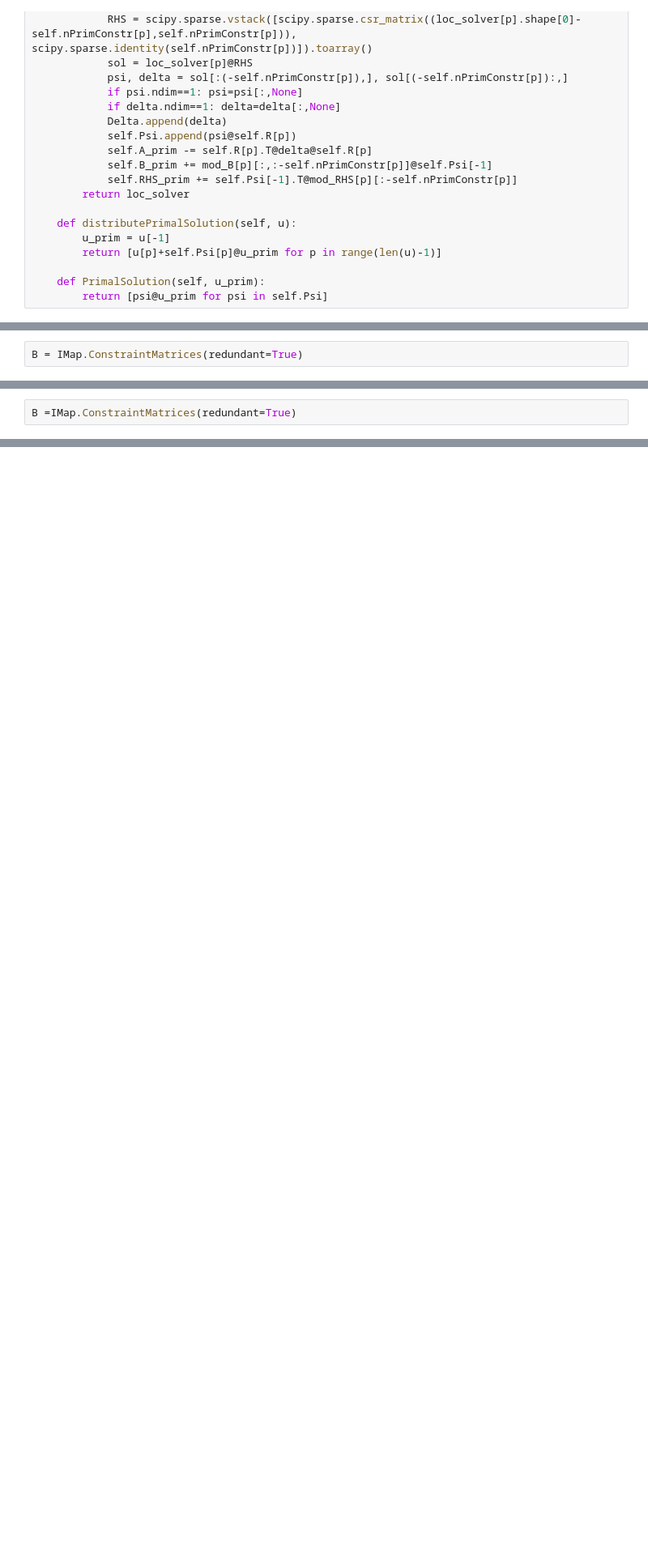
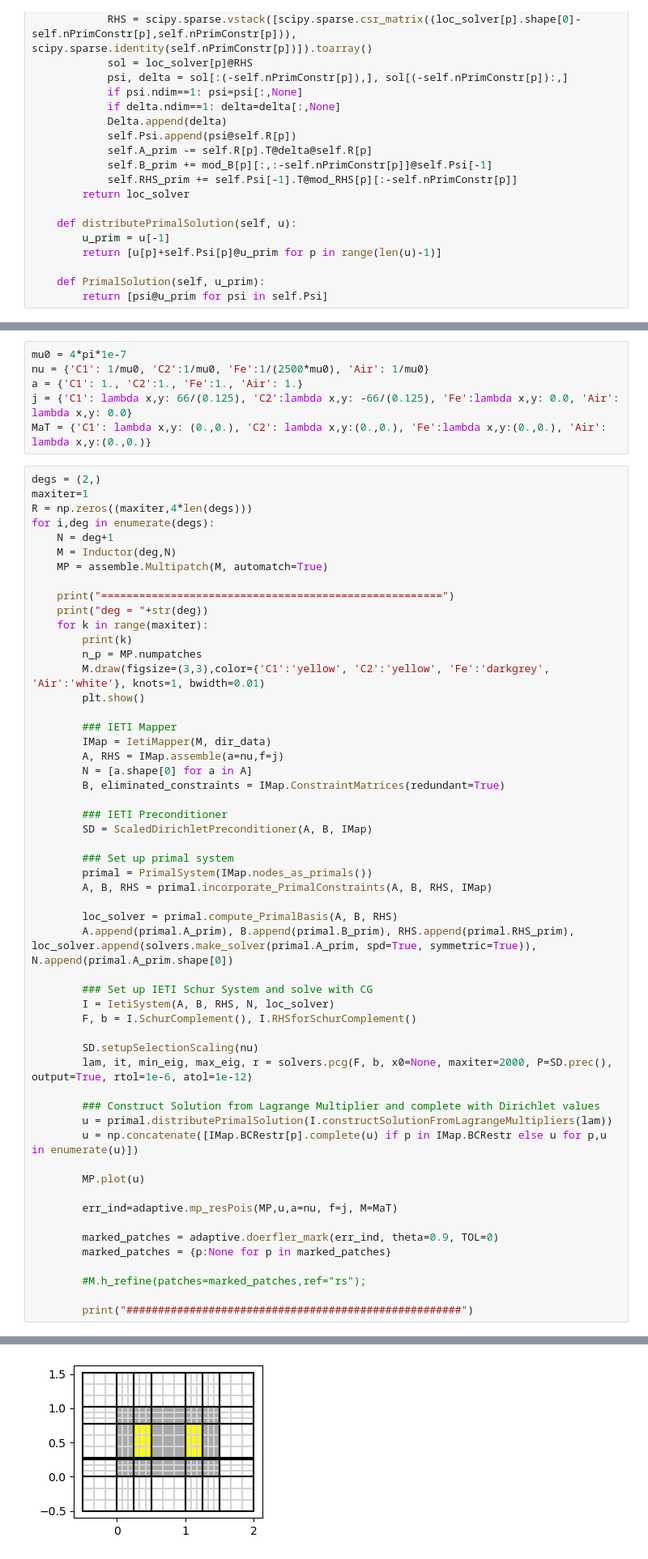
Before and after one commit to Stefan714/pyiga, a Jupyter notebook: notebooks/IETI2.ipynb, the cells around one changed output, grey strips where cells are left out. Shown at 81% size. Saved outputs shown, nothing was run; the diff lists cells and outputs as text; blank space fills up the shorter version.

```diff
--- a/notebooks/IETI2.ipynb
+++ b/notebooks/IETI2.ipynb
@@ -558,2 +303,0 @@ array([[ 1.34584, -0.27803, -0.24474, -0.34134,  0.     ,  0.     ,  0.5    ],
-# %%
-B = IMap.ConstraintMatrices(redundant=True)
@@ -620,2 +303,0 @@ array([ 0,  2,  6,  8,  9, 11, 15, 17, 18, 20, 24, 26])
-# %%
-B =IMap.ConstraintMatrices(redundant=True)
@@ -644,0 +754,61 @@ array([[ 0.,  0.,  0.,  0.,  0.,  0.,  1.,  0.,  0., -1.,  0.,  0.,  0.,  0.,  0
+# %%
+mu0 = 4*pi*1e-7
+nu = {'C1': 1/mu0, 'C2':1/mu0, 'Fe':1/(2500*mu0), 'Air': 1/mu0}
+a = {'C1': 1., 'C2':1., 'Fe':1., 'Air': 1.}
+j = {'C1': lambda x,y: 66/(0.125), 'C2':lambda x,y: -66/(0.125), 'Fe':lambda x,y: 0.0, 'Air': lambda x,y: 0.0}
+MaT = {'C1': lambda x,y: (0.,0.), 'C2': lambda x,y:(0.,0.), 'Fe':lambda x,y:(0.,0.), 'Air': lambda x,y:(0.,0.)}
+# %%
+degs = (2,)
+maxiter=1
+R = np.zeros((maxiter,4*len(degs)))
+for i,deg in enumerate(degs):
+    N = deg+1
+    M = Inductor(deg,N)
+    MP = assemble.Multipatch(M, automatch=True)
+
+    print("======================================================")
+    print("deg = "+str(deg))
+    for k in range(maxiter):
+        print(k)
+        n_p = MP.numpatches
+        M.draw(figsize=(3,3),color={'C1':'yellow', 'C2':'yellow', 'Fe':'darkgrey', 'Air':'white'}, knots=1, bwidth=0.01)
+        plt.show()
+
+        ### IETI Mapper
+        IMap = IetiMapper(M, dir_data)
+        A, RHS = IMap.assemble(a=nu,f=j)
+        N = [a.shape[0] for a in A]
+        B, eliminated_constraints = IMap.ConstraintMatrices(redundant=True)
+
+        ### IETI Preconditioner
+        SD = ScaledDirichletPreconditioner(A, B, IMap)
+
+        ### Set up primal system
+        primal = PrimalSystem(IMap.nodes_as_primals())
+        A, B, RHS = primal.incorporate_PrimalConstraints(A, B, RHS, IMap)
+
+        loc_solver = primal.compute_PrimalBasis(A, B, RHS)
+        A.append(primal.A_prim), B.append(primal.B_prim), RHS.append(primal.RHS_prim), loc_solver.append(solvers.make_solver(primal.A_prim, spd=True, symmetric=True)), N.append(primal.A_prim.shape[0])
+
+        ### Set up IETI Schur System and solve with CG
+        I = IetiSystem(A, B, RHS, N, loc_solver)
+        F, b = I.SchurComplement(), I.RHSforSchurComplement()
+
+        SD.setupSelectionScaling(nu)
+        lam, it, min_eig, max_eig, r = solvers.pcg(F, b, x0=None, maxiter=2000, P=SD.prec(), output=True, rtol=1e-6, atol=1e-12)
+
+        ### Construct Solution from Lagrange Multiplier and complete with Dirichlet values
+        u = primal.distributePrimalSolution(I.constructSolutionFromLagrangeMultipliers(lam))
+        u = np.concatenate([IMap.BCRestr[p].complete(u) if p in IMap.BCRestr else u for p,u in enumerate(u)])
+
+        MP.plot(u)
+
+        err_ind=adaptive.mp_resPois(MP,u,a=nu, f=j, M=MaT)
+
+        marked_patches = adaptive.doerfler_mark(err_ind, theta=0.9, TOL=0)
+        marked_patches = {p:None for p in marked_patches}
+
+        #M.h_refine(patches=marked_patches,ref="rs");
+
+        print("#####################################################")
+# %% [output]
@@ -644,0 +820 @@ array([[ 0.,  0.,  0.,  0.,  0.,  0.,  1.,  0.,  0., -1.,  0.,  0.,  0.,  0.,  0
+[figure, added]
```
Also changed, not shown: parts of 45 cells of this notebook, 2 other files.
